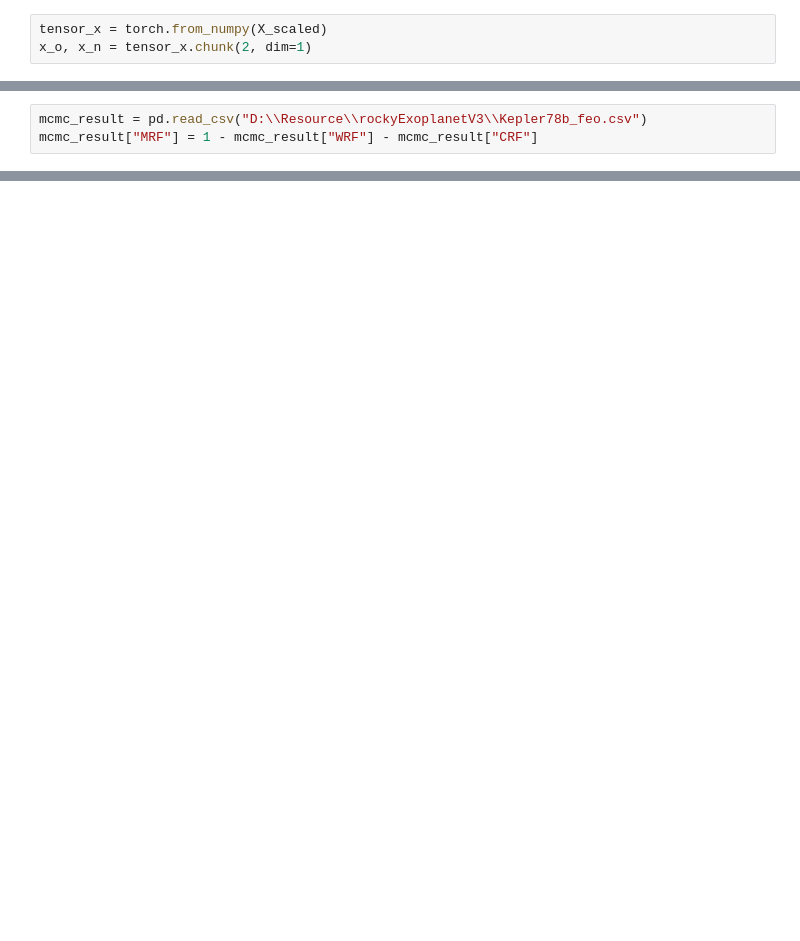
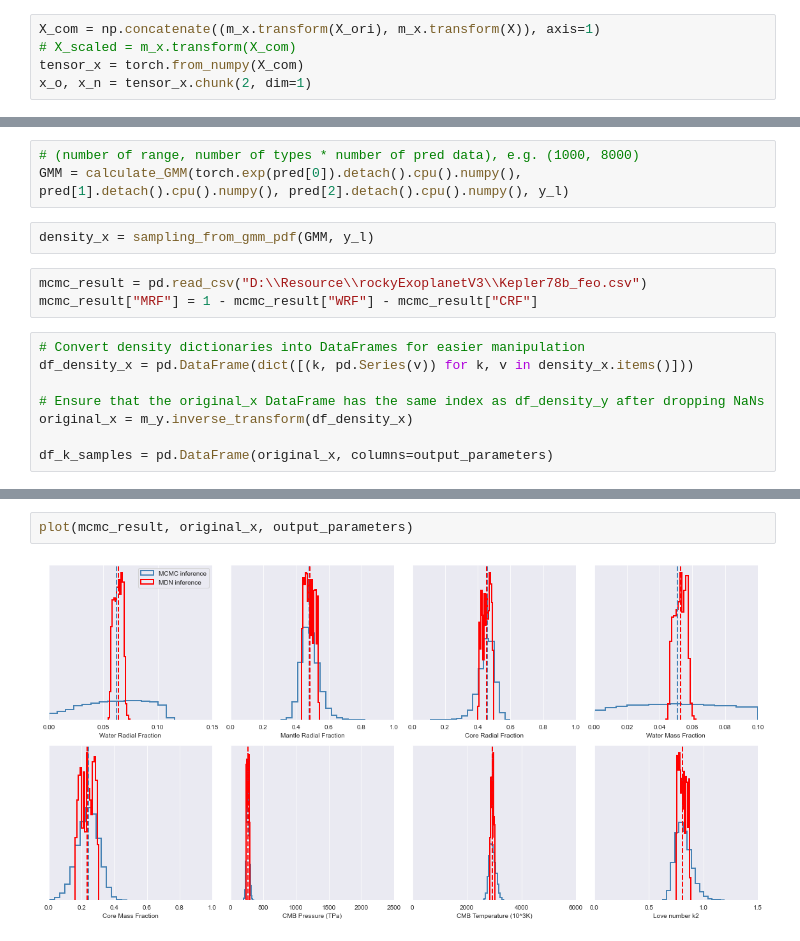
Before and after one commit to ArdenteX/Rockey_Reconstruction, a Jupyter notebook: Rock/rockyExoplanetV3Comparation.ipynb, the cells around one changed output, grey strips where cells are left out. Saved outputs shown, nothing was run; the diff lists cells and outputs as text; blank space fills up the shorter version.

```diff
--- a/Rock/rockyExoplanetV3Comparation.ipynb
+++ b/Rock/rockyExoplanetV3Comparation.ipynb
@@ -249,5 +444,7 @@ X_scaled = m_x.transform(X_com)
 # %%
-tensor_x = torch.from_numpy(X_scaled)
+X_com = np.concatenate((m_x.transform(X_ori), m_x.transform(X)), axis=1)
+# X_scaled = m_x.transform(X_com)
+tensor_x = torch.from_numpy(X_com)
 x_o, x_n = tensor_x.chunk(2, dim=1)
 # %%
 pred = model(x_o, x_n)
@@ -259,4 +453,17 @@ sample_inverse = m_y.inverse_transform(sample.cpu().numpy())
+# %%
+# (number of range, number of types * number of pred data), e.g. (1000, 8000)
+GMM = calculate_GMM(torch.exp(pred[0]).detach().cpu().numpy(), pred[1].detach().cpu().numpy(), pred[2].detach().cpu().numpy(), y_l)
+# %%
+density_x = sampling_from_gmm_pdf(GMM, y_l)
 # %%
 mcmc_result = pd.read_csv("D:\\Resource\\rockyExoplanetV3\\Kepler78b_feo.csv")
 mcmc_result["MRF"] = 1 - mcmc_result["WRF"] - mcmc_result["CRF"]
+# %%
+# Convert density dictionaries into DataFrames for easier manipulation
+df_density_x = pd.DataFrame(dict([(k, pd.Series(v)) for k, v in density_x.items()]))
+
+# Ensure that the original_x DataFrame has the same index as df_density_y after dropping NaNs
+original_x = m_y.inverse_transform(df_density_x)
+
+df_k_samples = pd.DataFrame(original_x, columns=output_parameters)
 # %%
@@ -304,0 +511,4 @@ plt.show()
+# %%
+plot(mcmc_result, original_x, output_parameters)
+# %% [output]
+[figure, added]
```
Also changed, not shown: parts of 60 cells of this notebook, 7 other files.
